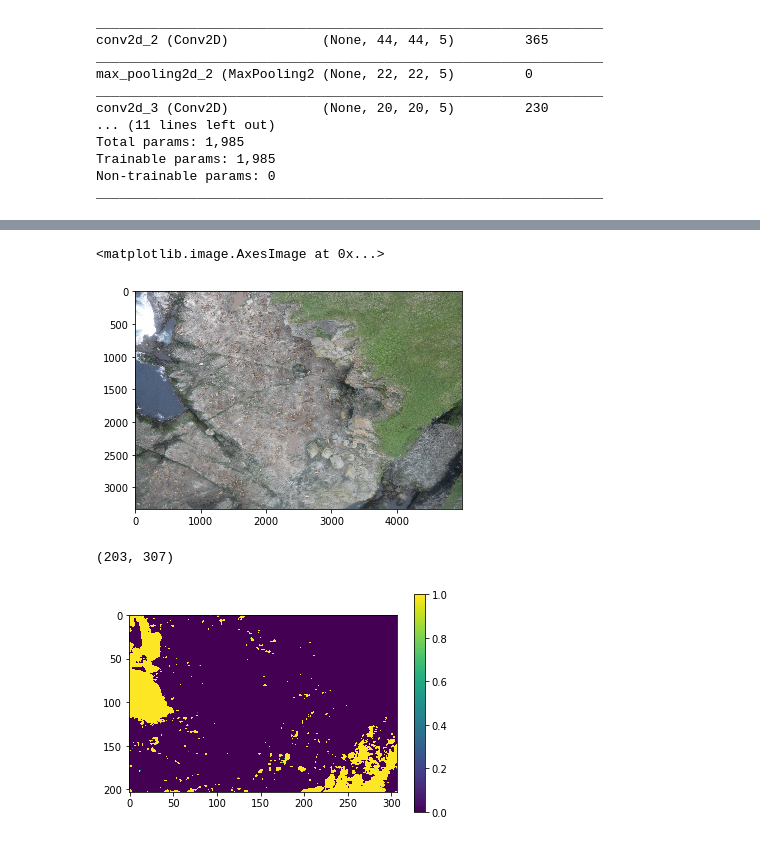
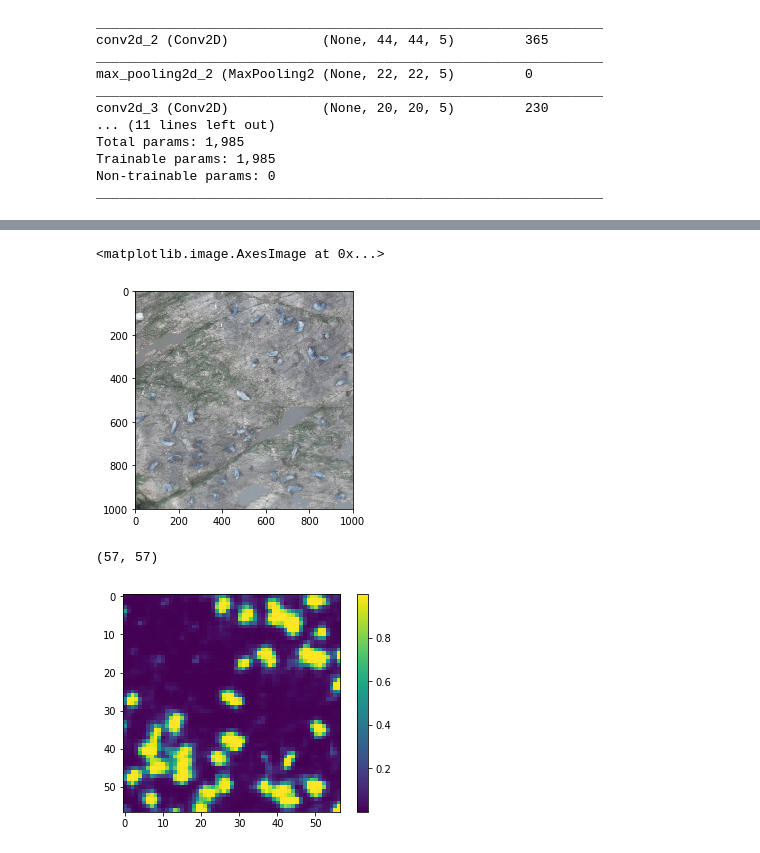
Before and after one commit to marcore94/Sealions, a Jupyter notebook: convModel.ipynb, the cells around one changed output, grey strips where cells are left out. Saved outputs shown, nothing was run; the diff lists cells and outputs as text; code cells hidden in the pictures.

Commit message:
Fix heatmap plot

```diff
--- a/convModel.ipynb
+++ b/convModel.ipynb
@@ -91,19 +89,21 @@ first = model.layers[9].get_weights()[0].reshape(4, 4, 10, 2)
 second = model.layers[9].get_weights()[1]
 model2.layers[8].set_weights([first, second])
 # %%
-image = cv2.cvtColor(cv2.imread("./kaggle_sea_lions/Train/905.jpg"), cv2.COLOR_BGR2RGB)
-#image = image[1000:2000, 1000:2000]
+#image = cv2.cvtColor(cv2.imread("./kaggle_sea_lions/Train/905.jpg"), cv2.COLOR_BGR2RGB)
+image = cv2.imread("./kaggle_sea_lions/Train/905.jpg")
+image = image[1000:2000, 1000:2000]
 plt.imshow(image)
 # %% [output]
 <matplotlib.image.AxesImage at 0x...>
-[figure, old version]
+[figure, new version]
 # %%
-r = model2.predict(image.reshape(1, image.shape[0], image.shape[1], image.shape[2]))
+r = model2.predict((image.reshape(1, image.shape[0], image.shape[1], image.shape[2]))/255)
 hm = r[0, :, :, 0]
 print(np.shape(hm))
-plt.imshow(hm)
+#plt.imshow(hm)
+plt.imshow(cv2.resize(hm, dsize=(image.shape[0], image.shape[1]), interpolation=cv2.INTER_CUBIC))
 plt.colorbar()
 plt.show()
 # %% [output]
-(203, 307)
+(57, 57)
-[figure, old version]
+[figure, new version]
```
Also changed, not shown: parts of 2 cells of this notebook.
